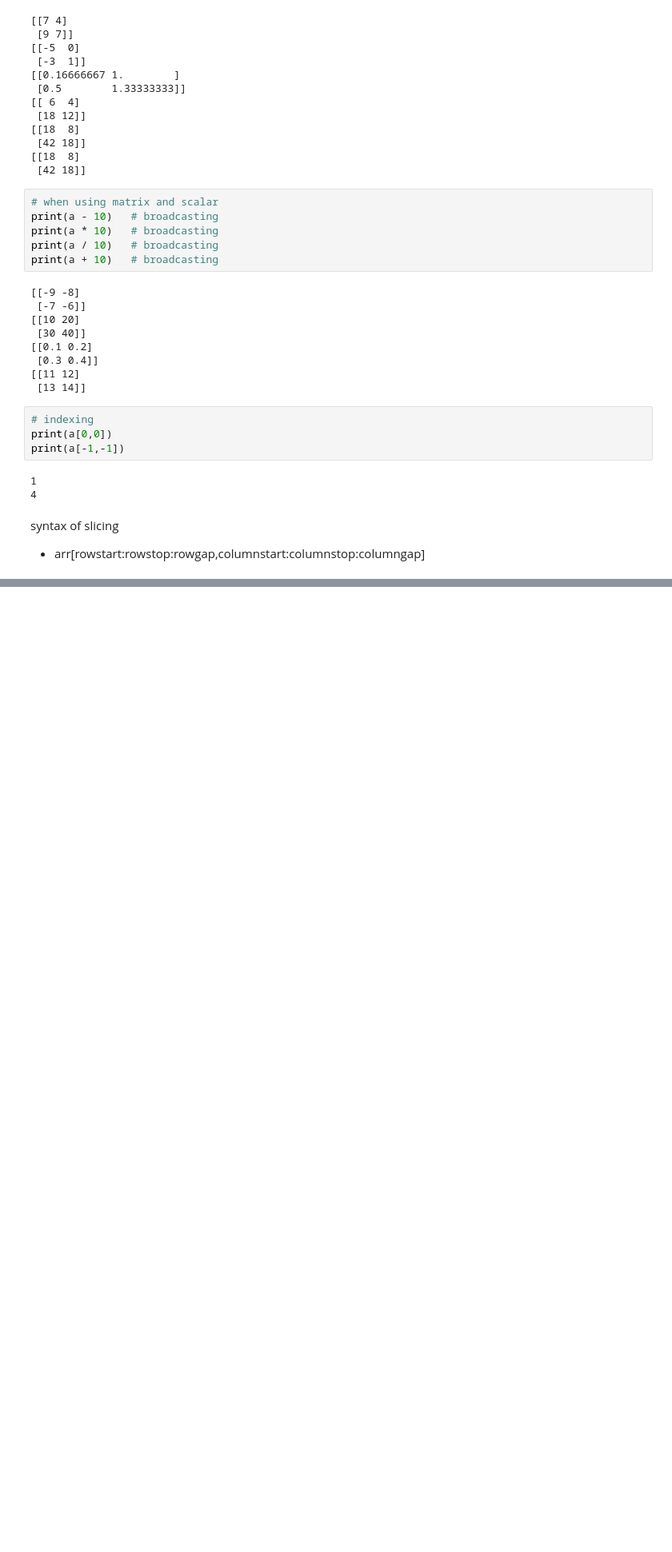
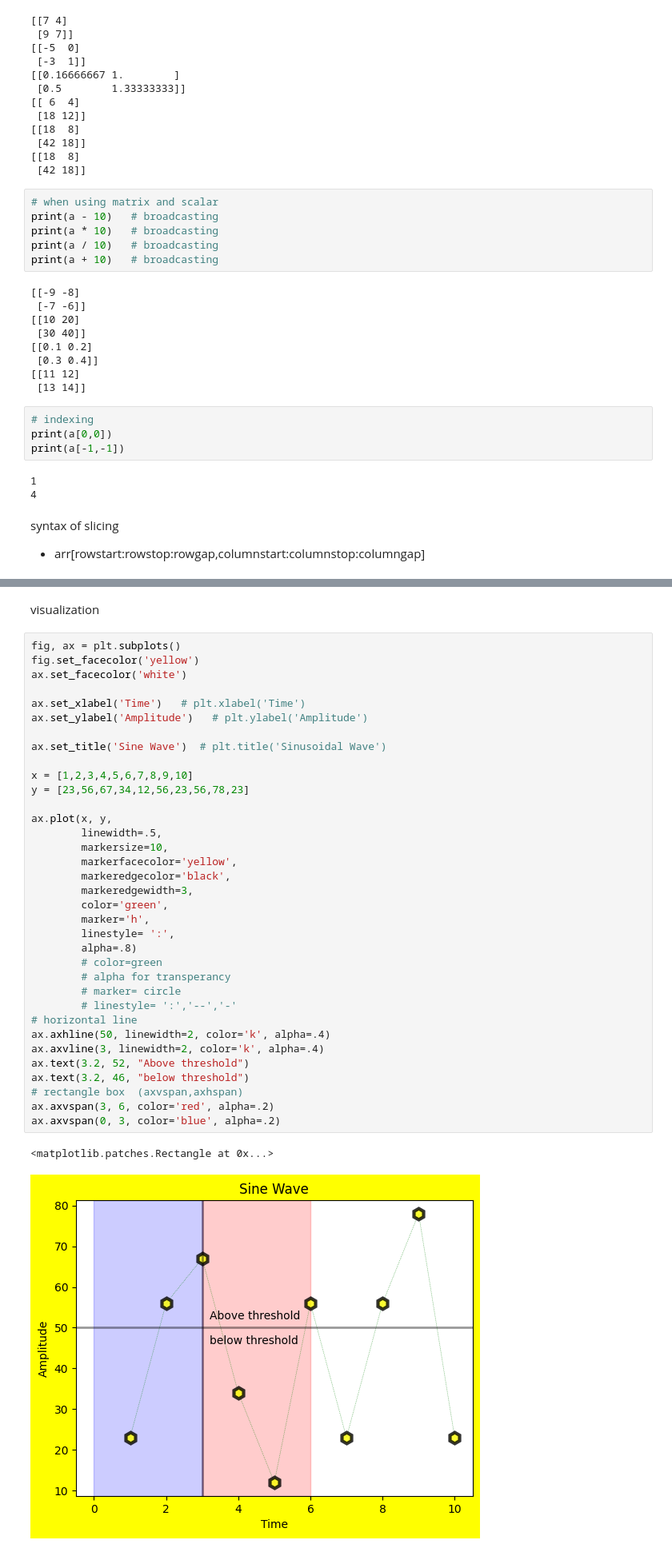
Before and after one commit to 123anshika456/DA-python, a Jupyter notebook: numpy.ipynb, the cells around one changed output, grey strips where cells are left out. Shown: that part at 80% size. Saved outputs shown, nothing was run; the diff lists cells and outputs as text; blank space fills up the shorter version.

```diff
--- a/numpy.ipynb
+++ b/numpy.ipynb
@@ -299,0 +442,40 @@ print([x[1:4,1:4]])
+# %% [markdown]
+visualization
+# %%
+fig, ax = plt.subplots()
+fig.set_facecolor('yellow')
+ax.set_facecolor('white')
+
+ax.set_xlabel('Time')   # plt.xlabel('Time')
+ax.set_ylabel('Amplitude')   # plt.ylabel('Amplitude')
+
+ax.set_title('Sine Wave')  # plt.title('Sinusoidal Wave')
+
+x = [1,2,3,4,5,6,7,8,9,10]
+y = [23,56,67,34,12,56,23,56,78,23]
+
+ax.plot(x, y,
+        linewidth=.5,
+        markersize=10,
+        markerfacecolor='yellow',
+        markeredgecolor='black',
+        markeredgewidth=3,
+        color='green',
+        marker='h',
+        linestyle= ':',
+        alpha=.8)
+        # color=green
+        # alpha for transperancy
+        # marker= circle
+        # linestyle= ':','--','-'
+# horizontal line
+ax.axhline(50, linewidth=2, color='k', alpha=.4)
+ax.axvline(3, linewidth=2, color='k', alpha=.4)
+ax.text(3.2, 52, "Above threshold")
+ax.text(3.2, 46, "below threshold")
+# rectangle box  (axvspan,axhspan)
+ax.axvspan(3, 6, color='red', alpha=.2)
+ax.axvspan(0, 3, color='blue', alpha=.2)
+# %% [output]
+<matplotlib.patches.Rectangle at 0x...>
+[figure, added]
```
Also changed, not shown: parts of 27 cells of this notebook.
